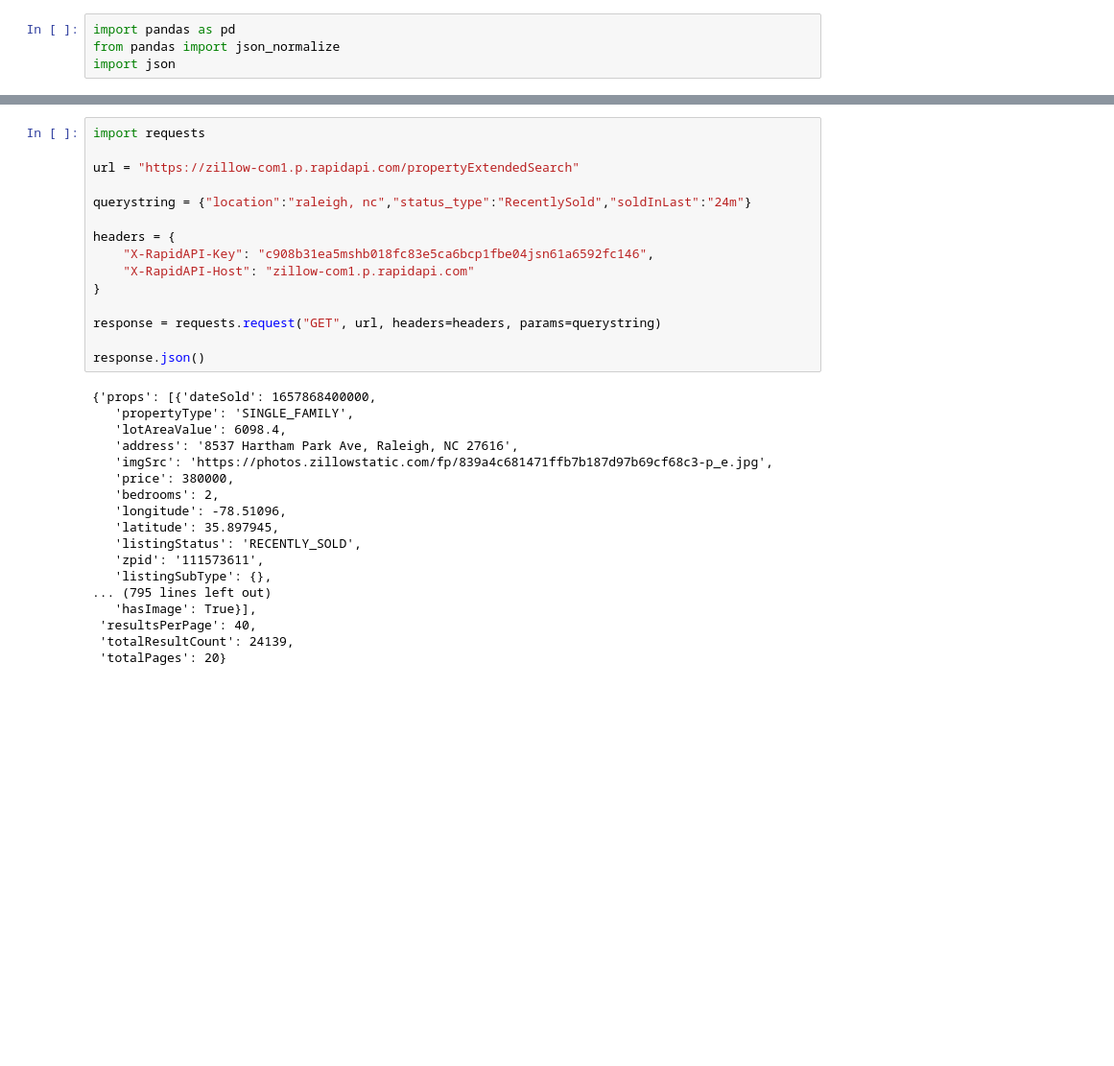
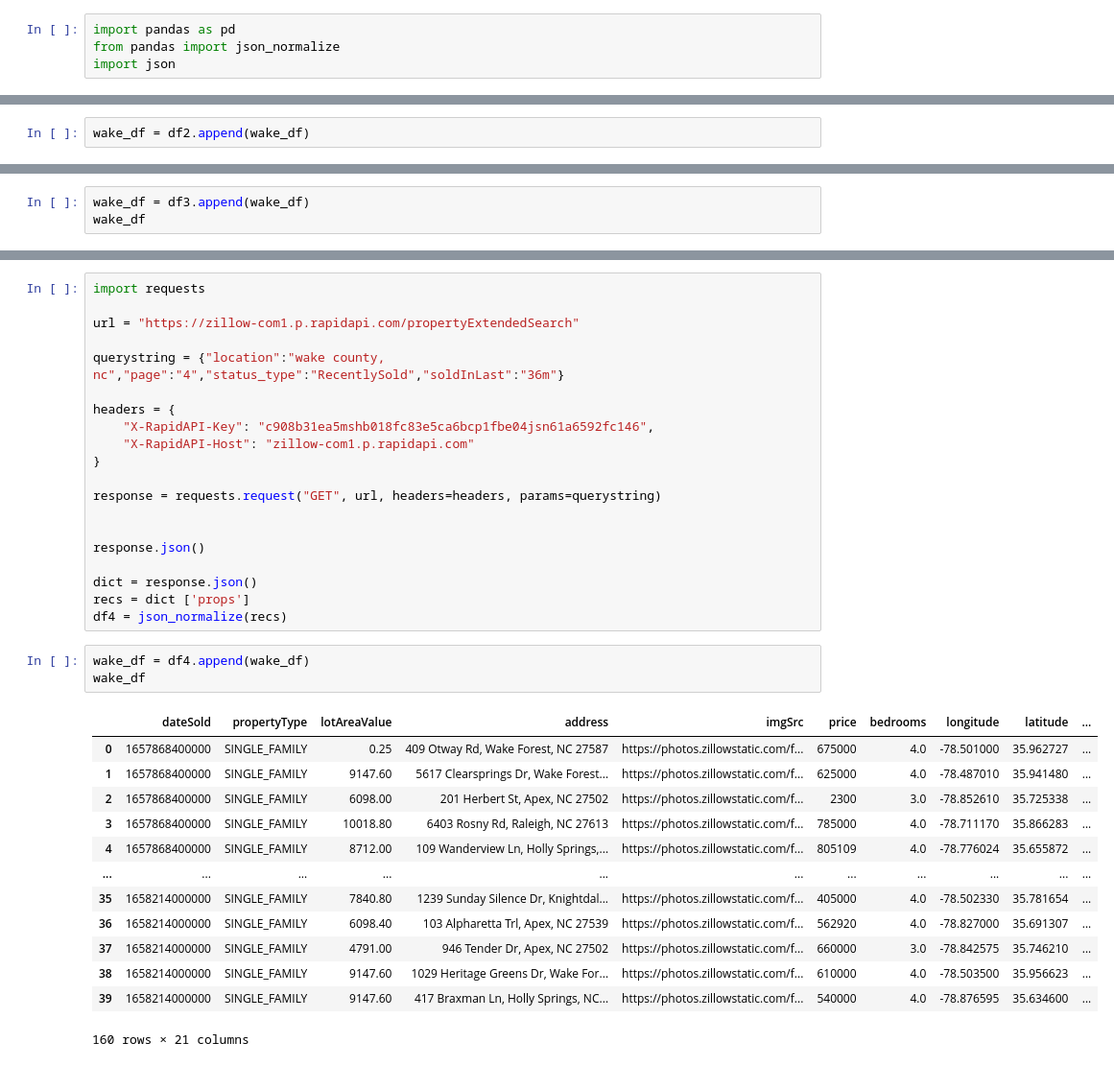
Before and after one commit to robgmizzou/Housing-Capstone, a Jupyter notebook: Zillow API test.ipynb, the cells around one changed output, grey strips where cells are left out. Shown at 96% size. Drawn from its saved outputs; the diff is of its cells as text; blank space fills up the shorter version.

```diff
--- a/Zillow API test.ipynb
+++ b/Zillow API test.ipynb
@@ -4,0 +85,2 @@ import json
+# %%
+wake_df = df2.append(wake_df)
@@ -4,0 +125,3 @@ import json
+# %%
+wake_df = df3.append(wake_df)
+wake_df
@@ -5,34 +142,38 @@ import json
+# %%
+import requests
+
+url = "https://zillow-com1.p.rapidapi.com/propertyExtendedSearch"
+
+querystring = {"location":"wake county, nc","page":"4","status_type":"RecentlySold","soldInLast":"36m"}
+
+headers = {
+    "X-RapidAPI-Key": "c908b31ea5mshb018fc83e5ca6bcp1fbe04jsn61a6592fc146",
+    "X-RapidAPI-Host": "zillow-com1.p.rapidapi.com"
+}
+
+response = requests.request("GET", url, headers=headers, params=querystring)
+
+
+response.json()
+
+dict = response.json()
+recs = dict ['props']
+df4 = json_normalize(recs)
 # %%
-import requests
-
-url = "https://zillow-com1.p.rapidapi.com/propertyExtendedSearch"
-
-querystring = {"location":"raleigh, nc","status_type":"RecentlySold","soldInLast":"24m"}
-
-headers = {
-	"X-RapidAPI-Key": "c908b31ea5mshb018fc83e5ca6bcp1fbe04jsn61a6592fc146",
-	"X-RapidAPI-Host": "zillow-com1.p.rapidapi.com"
-}
-
-response = requests.request("GET", url, headers=headers, params=querystring)
-
-response.json()
+wake_df = df4.append(wake_df)
+wake_df
 # %% [output]
+|  | dateSold | propertyType | lotAreaValue | address | imgSrc | price | bedrooms | longitude | latitude | ... |
+| 0 | 1657868400000 | SINGLE_FAMILY | 0.25 | 409 Otway Rd, Wake Forest, NC 27587 | https://photos.zillowstatic.com/f... | 675000 | 4.0 | -78.501000 | 35.962727 | ... |
+| 1 | 1657868400000 | SINGLE_FAMILY | 9147.60 | 5617 Clearsprings Dr, Wake Forest... | https://photos.zillowstatic.com/f... | 625000 | 4.0 | -78.487010 | 35.941480 | ... |
+| 2 | 1657868400000 | SINGLE_FAMILY | 6098.00 | 201 Herbert St, Apex, NC 27502 | https://photos.zillowstatic.com/f... | 2300 | 3.0 | -78.852610 | 35.725338 | ... |
+| 3 | 1657868400000 | SINGLE_FAMILY | 10018.80 | 6403 Rosny Rd, Raleigh, NC 27613 | https://photos.zillowstatic.com/f... | 785000 | 4.0 | -78.711170 | 35.866283 | ... |
+| 4 | 1657868400000 | SINGLE_FAMILY | 8712.00 | 109 Wanderview Ln, Holly Springs,... | https://photos.zillowstatic.com/f... | 805109 | 4.0 | -78.776024 | 35.655872 | ... |
+| ... | ... | ... | ... | ... | ... | ... | ... | ... | ... | ... |
+| 35 | 1658214000000 | SINGLE_FAMILY | 7840.80 | 1239 Sunday Silence Dr, Knightdal... | https://photos.zillowstatic.com/f... | 405000 | 4.0 | -78.502330 | 35.781654 | ... |
+| 36 | 1658214000000 | SINGLE_FAMILY | 6098.40 | 103 Alpharetta Trl, Apex, NC 27539 | https://photos.zillowstatic.com/f... | 562920 | 4.0 | -78.827000 | 35.691307 | ... |
+| 37 | 1658214000000 | SINGLE_FAMILY | 4791.00 | 946 Tender Dr, Apex, NC 27502 | https://photos.zillowstatic.com/f... | 660000 | 3.0 | -78.842575 | 35.746210 | ... |
+| 38 | 1658214000000 | SINGLE_FAMILY | 9147.60 | 1029 Heritage Greens Dr, Wake For... | https://photos.zillowstatic.com/f... | 610000 | 4.0 | -78.503500 | 35.956623 | ... |
+| 39 | 1658214000000 | SINGLE_FAMILY | 9147.60 | 417 Braxman Ln, Holly Springs, NC... | https://photos.zillowstatic.com/f... | 540000 | 4.0 | -78.876595 | 35.634600 | ... |
-{'props': [{'dateSold': 1657868400000,
-   'propertyType': 'SINGLE_FAMILY',
-   'lotAreaValue': 6098.4,
-   'address': '8537 Hartham Park Ave, Raleigh, NC 27616',
-   'imgSrc': 'https://photos.zillowstatic.com/fp/839a4c681471ffb7b187d97b69cf68c3-p_e.jpg',
-   'price': 380000,
-   'bedrooms': 2,
-   'longitude': -78.51096,
-   'latitude': 35.897945,
-   'listingStatus': 'RECENTLY_SOLD',
-   'zpid': '111573611',
-   'listingSubType': {},
-... (795 lines left out)
-   'hasImage': True}],
- 'resultsPerPage': 40,
- 'totalResultCount': 24139,
- 'totalPages': 20}
+160 rows × 21 columns
 # %%
```
Also changed, not shown: parts of 14 cells of this notebook.
